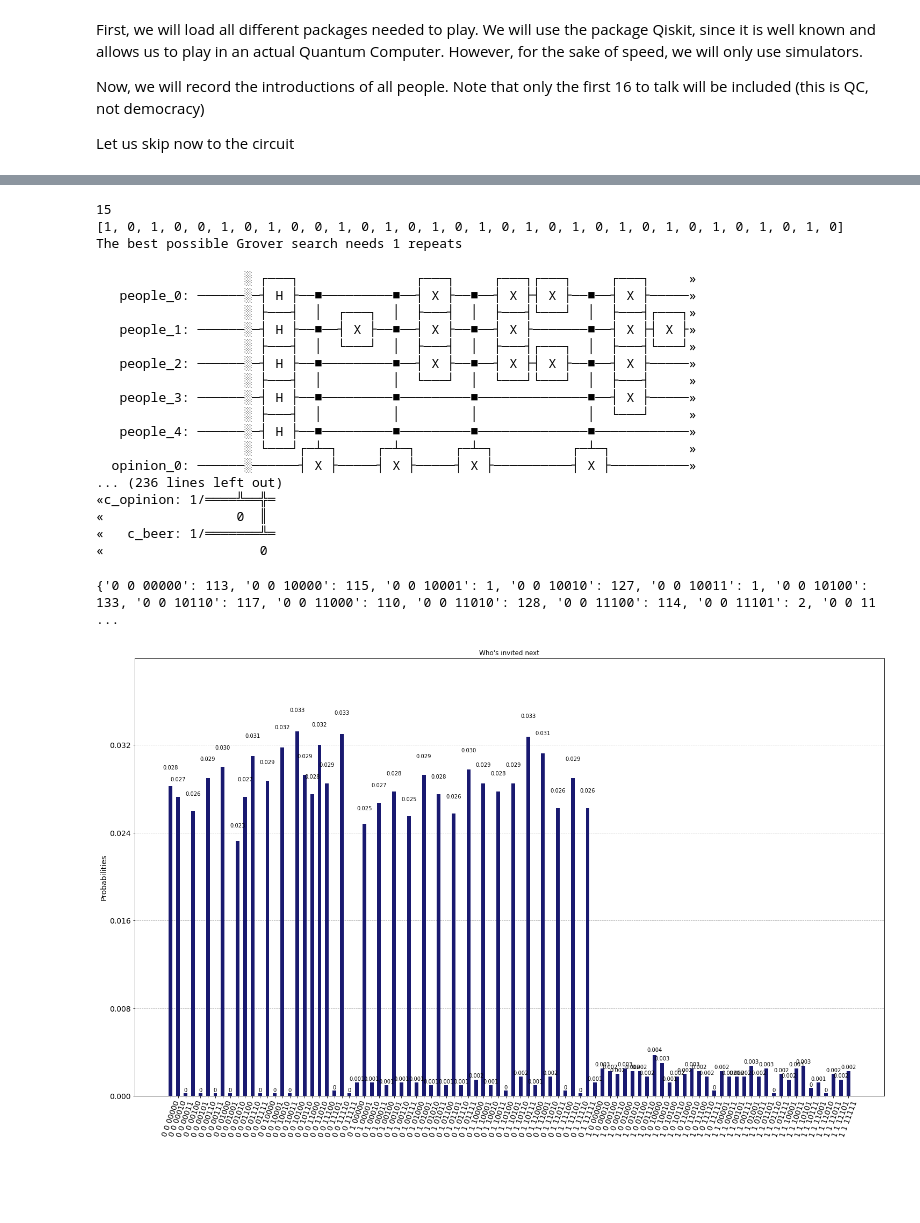
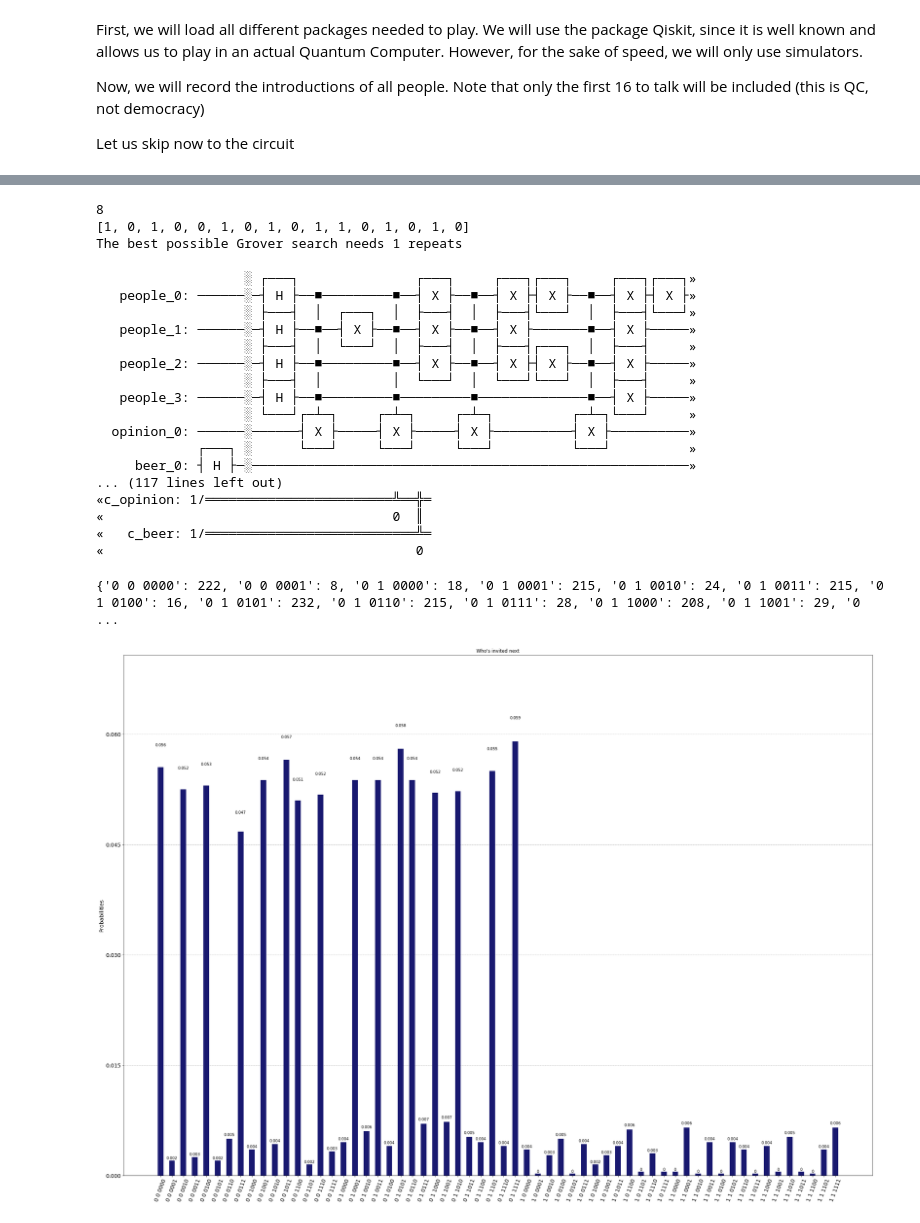
Before and after one commit to QuantumBarcelona/QuantumBeers, a Jupyter notebook: quantum_beers/quantum_beers.ipynb, the cells around one changed output, grey strips where cells are left out. Drawn from its saved outputs; the diff is of its cells as text; code cells hidden in the pictures; blank space fills up the shorter version.

```diff
--- a/quantum_beers/quantum_beers.ipynb
+++ b/quantum_beers/quantum_beers.ipynb
@@ -47,29 +47,13 @@ participant_names = [
                     ['Ricard Soler i Kopp', 'Learn more about our (Catalonia) relevance/leadership/talent in the quantum world'],
                     ['Pep Lluis Molinet', 'To entangle with all meetup participants :-)'],
                     ['Avantika Agarwal', 'Get better knowledge of how to move forward in the field as an undergraduate student'],
-                    ['Carmen3', 'Learn Quantum Computing with other people'],
+                    ['Javier', 'Meet lots of people with similar interests. May be here or there Im in Madrid)'],
                     ['Adrian3', 'Improve my german skills'],
                     ['Alfonso3', 'Increase my knowledge of Quantum'],
                     ['Sergio4', 'Eat sandwiches and drink beer'],
                     ['Carmen4', 'Learn Quantum Computing with other people'],
                     ['Adrian4', 'Improve my german skills'],
                     ['Alfonso4', 'Increase my knowledge of Quantum'],
-                    ['Sergio5', 'Eat sandwiches and drink beer'],
-                    ['Carmen5', 'Learn Quantum Computing with other people'],
-                    ['Adrian5', 'Improve my german skills'],
-                    ['Alfonso5', 'Increase my knowledge of Quantum'],
-                    ['Sergio6', 'Eat sandwiches and drink beer'],
-                    ['Carmen6', 'Learn Quantum Computing with other people'],
-                    ['Adrian6', 'Improve my german skills'],
-                    ['Alfonso6', 'Increase my knowledge of Quantum'],
-                    ['Sergio7', 'Eat sandwiches and drink beer'],
-                    ['Carmen7', 'Learn Quantum Computing with other people'],
-                    ['Adrian7', 'Improve my german skills'],
-                    ['Alfonso7', 'Increase my knowledge of Quantum'],
-                    ['Sergio8', 'Eat sandwiches and drink beer'],
-                    ['Carmen8', 'Learn Quantum Computing with other people'],
-                    ['Adrian8', 'Improve my german skills'],
-                    ['Alfonso8', 'Increase my knowledge of Quantum'],
                     ]
 # %%
 # Create the qubits needed dynamically based on the final attendees, and generate the participants list in a way that our program understands it
@@ -216,26 +184,26 @@ C = create_circuit(qubits, repeats, opinion)
 
 C.draw()
 # %% [output]
-15
-[1, 0, 1, 0, 0, 1, 0, 1, 0, 0, 1, 0, 1, 0, 1, 0, 1, 0, 1, 0, 1, 0, 1, 0, 1, 0, 1, 0, 1, 0, 1, 0]
+8
+[1, 0, 1, 0, 0, 1, 0, 1, 0, 1, 1, 0, 1, 0, 1, 0]
 The best possible Grover search needs 1 repeats
-                   ░ ┌───┐               ┌───┐     ┌───┐┌───┐     ┌───┐     »
-   people_0: ──────░─┤ H ├──■─────────■──┤ X ├──■──┤ X ├┤ X ├──■──┤ X ├─────»
-                   ░ ├───┤  │  ┌───┐  │  ├───┤  │  ├───┤└───┘  │  ├───┤┌───┐»
-   people_1: ──────░─┤ H ├──■──┤ X ├──■──┤ X ├──■──┤ X ├───────■──┤ X ├┤ X ├»
-                   ░ ├───┤  │  └───┘  │  ├───┤  │  ├───┤┌───┐  │  ├───┤└───┘»
+                   ░ ┌───┐               ┌───┐     ┌───┐┌───┐     ┌───┐┌───┐»
+   people_0: ──────░─┤ H ├──■─────────■──┤ X ├──■──┤ X ├┤ X ├──■──┤ X ├┤ X ├»
+                   ░ ├───┤  │  ┌───┐  │  ├───┤  │  ├───┤└───┘  │  ├───┤└───┘»
+   people_1: ──────░─┤ H ├──■──┤ X ├──■──┤ X ├──■──┤ X ├───────■──┤ X ├─────»
+                   ░ ├───┤  │  └───┘  │  ├───┤  │  ├───┤┌───┐  │  ├───┤     »
    people_2: ──────░─┤ H ├──■─────────■──┤ X ├──■──┤ X ├┤ X ├──■──┤ X ├─────»
                    ░ ├───┤  │         │  └───┘  │  └───┘└───┘  │  ├───┤     »
    people_3: ──────░─┤ H ├──■─────────■─────────■──────────────■──┤ X ├─────»
-                   ░ ├───┤  │         │         │              │  └───┘     »
-   people_4: ──────░─┤ H ├──■─────────■─────────■──────────────■────────────»
-                   ░ └───┘┌─┴─┐     ┌─┴─┐     ┌─┴─┐          ┌─┴─┐          »
+                   ░ └───┘┌─┴─┐     ┌─┴─┐     ┌─┴─┐          ┌─┴─┐└───┘     »
   opinion_0: ──────░──────┤ X ├─────┤ X ├─────┤ X ├──────────┤ X ├──────────»
-... (236 lines left out)
-«c_opinion: 1/════╩══╬═
-«                 0  ║
-«   c_beer: 1/═══════╩═
-«                    0
+             ┌───┐ ░      └───┘     └───┘     └───┘          └───┘          »
+     beer_0: ┤ H ├─░────────────────────────────────────────────────────────»
+... (117 lines left out)
+«c_opinion: 1/════════════════════════╩══╬═
+«                                     0  ║
+«   c_beer: 1/═══════════════════════════╩═
+«                                        0
 # %%
 noisy_backend = provider.get_backend('ibmq_santiago')
 noise_model = NoiseModel.from_backend(noisy_backend)
@@ -247,14 +215,14 @@ noise_model.add_quantum_error(thermal_error, "h", [qubits+1])
 # %%
 simulator = Aer.get_backend('qasm_simulator')
 shots = 4000
 job_noisy = execute(C, simulator, shots=shots, noise_model=noise_model)
 result_noisy = job_noisy.result()
 counts_noisy = result_noisy.get_counts(C)
 print(counts_noisy); # print the results of the runs
-plot_histogram(counts_noisy, figsize=(25, 15), color='midnightblue', title="Who's invited next") # Visualise the results
+plot_histogram(counts_noisy, figsize=(35, 25), color='midnightblue', title="Who's invited next") # Visualise the results
 # %% [output]
-{'0 0 00000': 113, '0 0 10000': 115, '0 0 10001': 1, '0 0 10010': 127, '0 0 10011': 1, '0 0 10100': 133, '0 0 10110': 117, '0 0 11000': 110, '0 0 11010': 128, '0 0 11100': 114, '0 0 11101': 2, '0 0 11 ...
+{'0 0 0000': 222, '0 0 0001': 8, '0 1 0000': 18, '0 1 0001': 215, '0 1 0010': 24, '0 1 0011': 215, '0 1 0100': 16, '0 1 0101': 232, '0 1 0110': 215, '0 1 0111': 28, '0 1 1000': 208, '0 1 1001': 29, '0 ...
-[figure, old version]
+[figure, new version]
 # %%
 noise_model.to_dict
 # %% [output]
```
Also changed, not shown: parts of 9 cells of this notebook, 2 other files.
